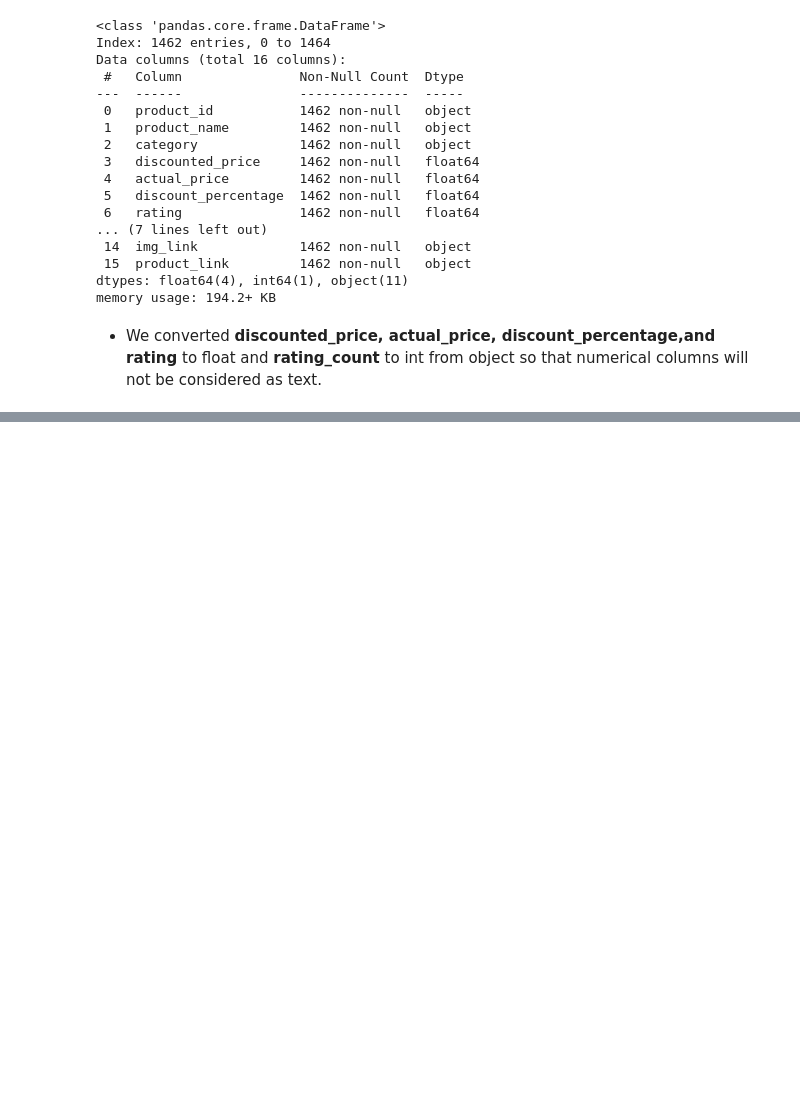
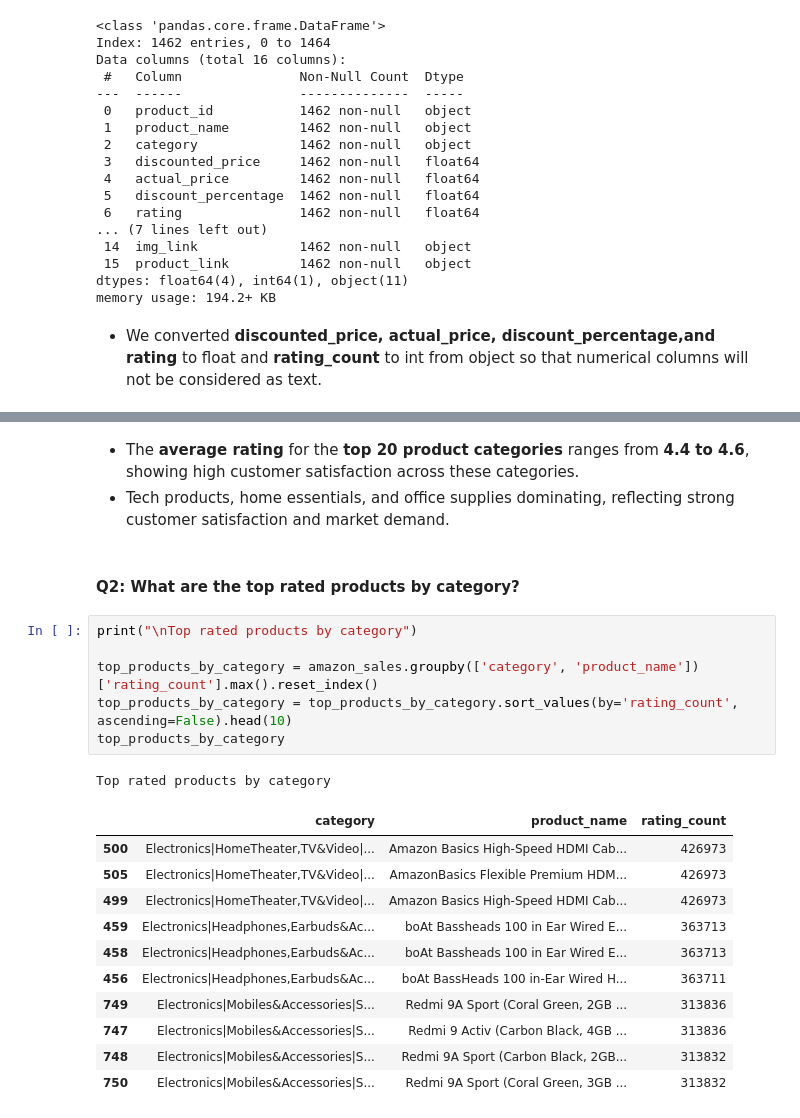
Before and after one commit to mariamkhan04/Amazon_Sales_Analysis_Plotly, a Jupyter notebook: eda.ipynb, the cells around one changed output, grey strips where cells are left out. Saved outputs shown, nothing was run; the diff lists cells and outputs as text; blank space fills up the shorter version.

```diff
--- a/eda.ipynb
+++ b/eda.ipynb
@@ -155,0 +236,24 @@ memory usage: 194.2+ KB
+# %% [markdown]
+- The **average rating** for the **top 20 product categories** ranges from **4.4 to 4.6**, showing high customer satisfaction across these categories.
+- Tech products, home essentials, and office supplies dominating, reflecting strong customer satisfaction and market demand.
+# %% [markdown]
+#### **Q2: What are the top rated products by category?**
+# %%
+print("\nTop rated products by category")
+
+top_products_by_category = amazon_sales.groupby(['category', 'product_name'])['rating_count'].max().reset_index()
+top_products_by_category = top_products_by_category.sort_values(by='rating_count', ascending=False).head(10)
+top_products_by_category
+# %% [output]
+Top rated products by category
+|  | category | product_name | rating_count |
+| 500 | Electronics|HomeTheater,TV&Video|... | Amazon Basics High-Speed HDMI Cab... | 426973 |
+| 505 | Electronics|HomeTheater,TV&Video|... | AmazonBasics Flexible Premium HDM... | 426973 |
+| 499 | Electronics|HomeTheater,TV&Video|... | Amazon Basics High-Speed HDMI Cab... | 426973 |
+| 459 | Electronics|Headphones,Earbuds&Ac... | boAt Bassheads 100 in Ear Wired E... | 363713 |
+| 458 | Electronics|Headphones,Earbuds&Ac... | boAt Bassheads 100 in Ear Wired E... | 363713 |
+| 456 | Electronics|Headphones,Earbuds&Ac... | boAt BassHeads 100 in-Ear Wired H... | 363711 |
+| 749 | Electronics|Mobiles&Accessories|S... | Redmi 9A Sport (Coral Green, 2GB ... | 313836 |
+| 747 | Electronics|Mobiles&Accessories|S... | Redmi 9 Activ (Carbon Black, 4GB ... | 313836 |
+| 748 | Electronics|Mobiles&Accessories|S... | Redmi 9A Sport (Carbon Black, 2GB... | 313832 |
+| 750 | Electronics|Mobiles&Accessories|S... | Redmi 9A Sport (Coral Green, 3GB ... | 313832 |
```
Also changed, not shown: parts of 18 cells of this notebook.
